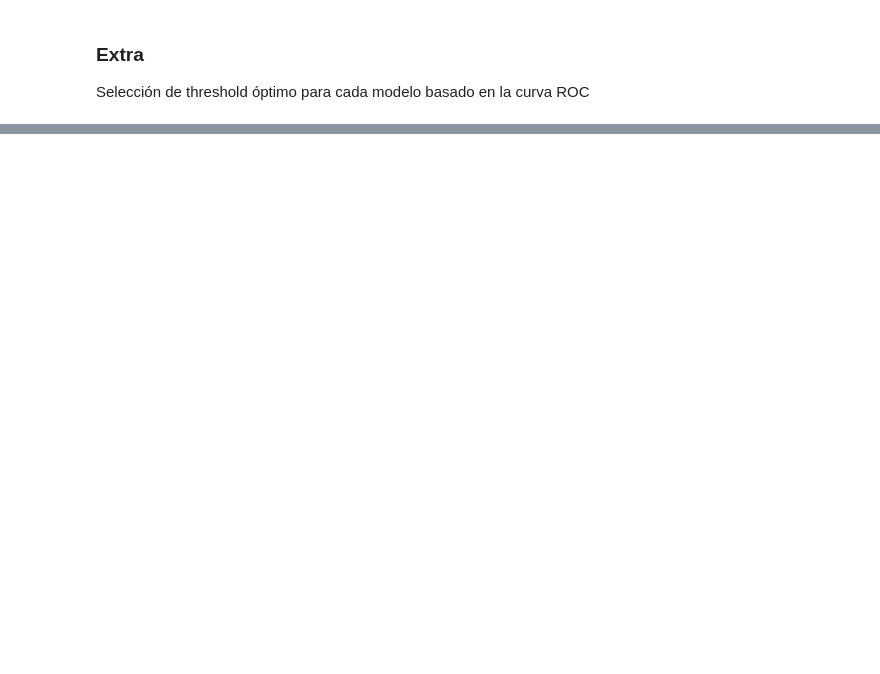
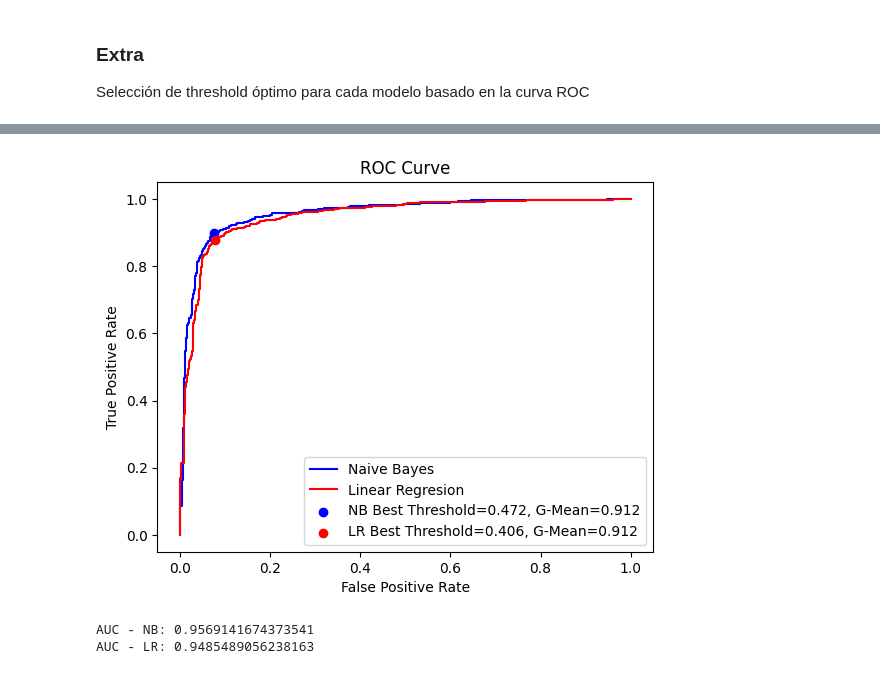
Before and after one commit to Juliodonadello/intro_ia, a Jupyter notebook: clase6/trabajo_practico_3/Resolucion_TP3_Donadello.ipynb, the cells around one changed output, grey strips where cells are left out. Cells and saved outputs as stored; diff of their text form; code cells hidden in the pictures; blank space fills up the shorter version.

```diff
--- a/clase6/trabajo_practico_3/Resolucion_TP3_Donadello.ipynb
+++ b/clase6/trabajo_practico_3/Resolucion_TP3_Donadello.ipynb
@@ -241,0 +300,25 @@ Se puede probar con métodos de cross validation para obtener distintos threshol
+# %%
+# Graficar la curva ROC
+plt.figure()
+plt.plot(fpr_NB, tpr_NB, color='blue', label='Naive Bayes')
+plt.plot(fpr_LR, tpr_LR, color='red', label='Linear Regresion')
+
+# Agrego los thr optimos para Naive Bayes y Regresión Logística
+plt.scatter(fpr_NB[np.argmax(gmeans_NB)], tpr_NB[np.argmax(gmeans_NB)], marker='o', color='blue',
+            label='NB Best Threshold=%.3f, G-Mean=%.3f' % (thr_NB[np.argmax(gmeans_NB)], gmeans_NB[np.argmax(gmeans_NB)]))
+plt.scatter(fpr_LR[np.argmax(gmeans_LR)], tpr_LR[np.argmax(gmeans_LR)], marker='o', color='red',
+            label='LR Best Threshold=%.3f, G-Mean=%.3f' % (thr_LR[np.argmax(gmeans_LR)], gmeans_LR[np.argmax(gmeans_LR)]))
+
+
+plt.xlabel('False Positive Rate')
+plt.ylabel('True Positive Rate')
+plt.title('ROC Curve')
+plt.legend(loc="lower right")
+plt.show()
+
+print("AUC - NB:", roc_auc_NB)
+print("AUC - LR:", roc_auc_LR)
+# %% [output]
+[figure, added]
+AUC - NB: 0.9569141674373541
+AUC - LR: 0.9485489056238163
```
Also changed, not shown: parts of 19 cells of this notebook.
